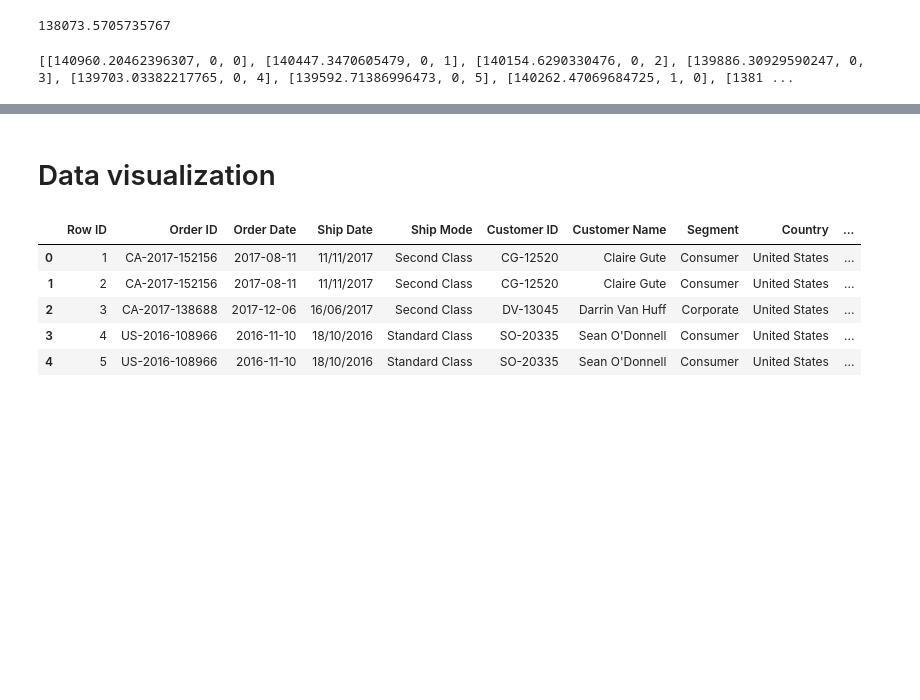
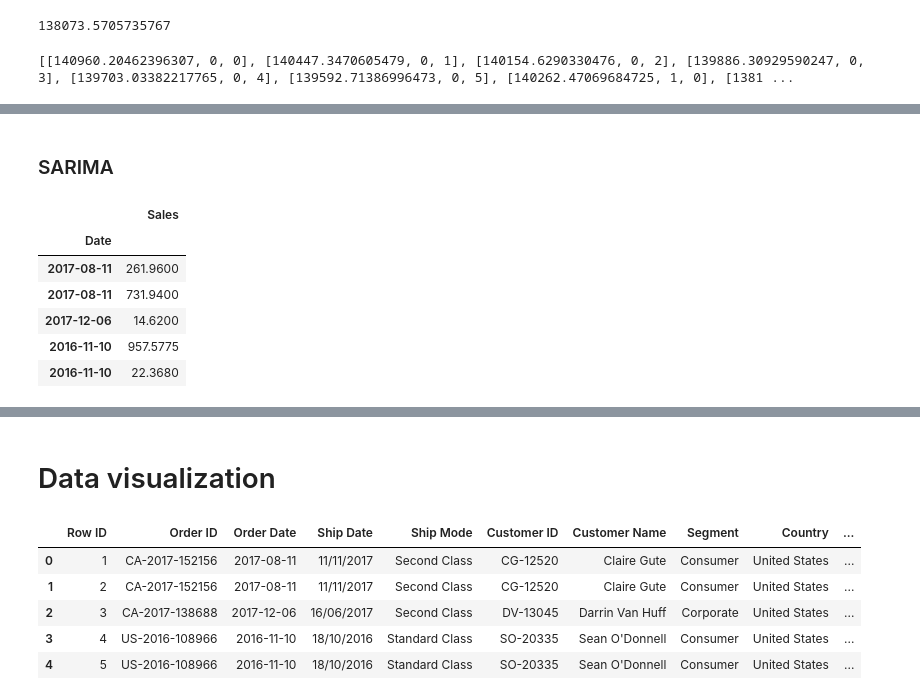
Before and after one commit to horlaralexie/CA2_ML_DV_2023_24, a Jupyter notebook: HDip_CA2_ML_DV_sba23193_2023_24.ipynb, the cells around one changed output, grey strips where cells are left out. Cells and saved outputs as stored; diff of their text form; code cells hidden in the pictures; blank space fills up the shorter version.

```diff
--- a/HDip_CA2_ML_DV_sba23193_2023_24.ipynb
+++ b/HDip_CA2_ML_DV_sba23193_2023_24.ipynb
@@ -717,0 +720,19 @@ Since our forcast trend with this hyperparameter showed great trend arma_model =
+# %% [markdown]
+### SARIMA
+# %%
+# Ensure the 'Date' column is in datetime format
+series_data['Date'] = pd.to_datetime(series_data['Date'])
+
+# Set 'Order Date' as the index
+series_data.set_index('Date', inplace=True)
+
+# Print the head of the dataset to ensure it is correctly loaded
+series_data.head()
+# %% [output]
+|  | Sales |
+| Date |  |
+| 2017-08-11 | 261.9600 |
+| 2017-08-11 | 731.9400 |
+| 2017-12-06 | 14.6200 |
+| 2016-11-10 | 957.5775 |
+| 2016-11-10 | 22.3680 |
```
Also changed, not shown: parts of 25 cells of this notebook.
